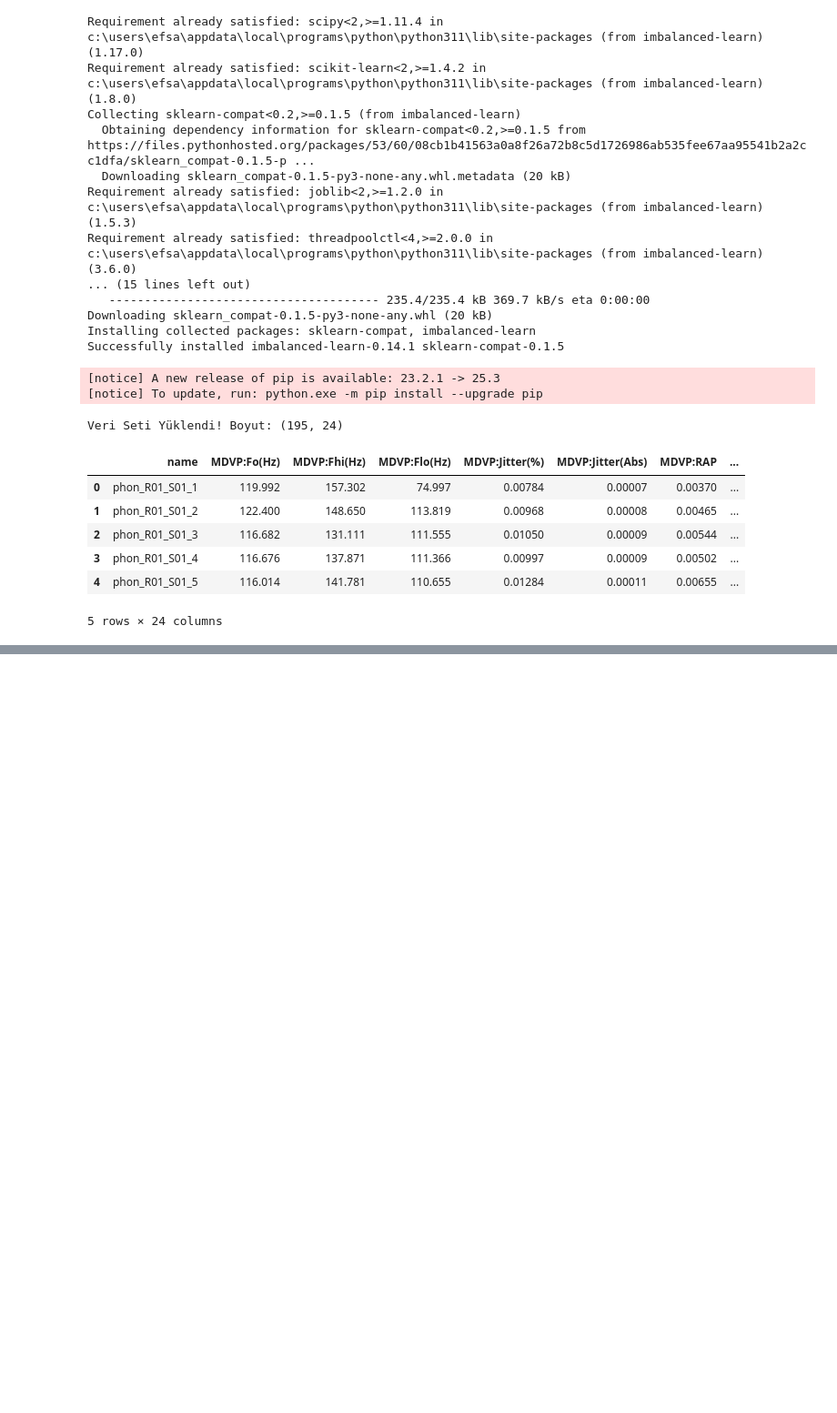
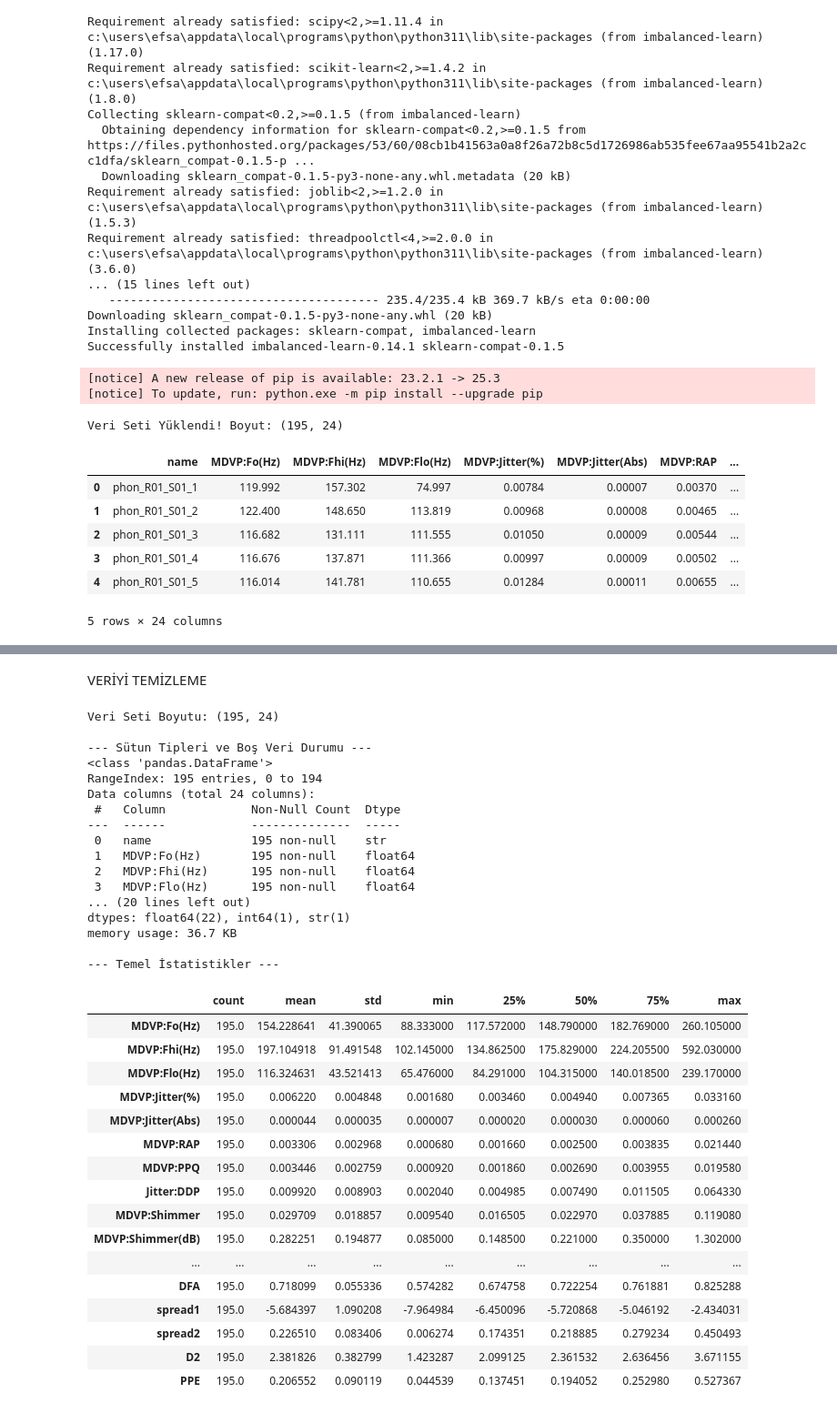
Before and after one commit to HasibeAltuntas06/Parkinson-Voice-Detection, a Jupyter notebook: veri.ipynb, the cells around one changed output, grey strips where cells are left out. Shown at 91% size. Cells and saved outputs as stored; diff of their text form; code cells hidden in the pictures; blank space fills up the shorter version.

```diff
--- a/veri.ipynb
+++ b/veri.ipynb
@@ -123,0 +55,52 @@ Index(['MDVP:Fo(Hz)', 'MDVP:Fhi(Hz)', 'MDVP:Flo(Hz)', 'MDVP:Jitter(%)',
+# %% [markdown]
+VERİYİ TEMİZLEME
+# %%
+import pandas as pd
+import seaborn as sns
+import matplotlib.pyplot as plt
+
+# 1. Veriyi Yükle
+df = pd.read_csv('parkinsons.csv')
+
+# 2. İlk Bakış
+print(f"Veri Seti Boyutu: {df.shape}")
+print("\n--- Sütun Tipleri ve Boş Veri Durumu ---")
+df.info()
+
+print("\n--- Temel İstatistikler ---")
+display(df.describe().T) # Transpose (.T) ile tabloyu yan çevirip daha rahat okuruz
+# %% [output]
+Veri Seti Boyutu: (195, 24)
+
+--- Sütun Tipleri ve Boş Veri Durumu ---
+<class 'pandas.DataFrame'>
+RangeIndex: 195 entries, 0 to 194
+Data columns (total 24 columns):
+ #   Column            Non-Null Count  Dtype
+---  ------            --------------  -----
+ 0   name              195 non-null    str
+ 1   MDVP:Fo(Hz)       195 non-null    float64
+ 2   MDVP:Fhi(Hz)      195 non-null    float64
+ 3   MDVP:Flo(Hz)      195 non-null    float64
+... (20 lines left out)
+dtypes: float64(22), int64(1), str(1)
+memory usage: 36.7 KB
+
+--- Temel İstatistikler ---
+|  | count | mean | std | min | 25% | 50% | 75% | max |
+| MDVP:Fo(Hz) | 195.0 | 154.228641 | 41.390065 | 88.333000 | 117.572000 | 148.790000 | 182.769000 | 260.105000 |
+| MDVP:Fhi(Hz) | 195.0 | 197.104918 | 91.491548 | 102.145000 | 134.862500 | 175.829000 | 224.205500 | 592.030000 |
+| MDVP:Flo(Hz) | 195.0 | 116.324631 | 43.521413 | 65.476000 | 84.291000 | 104.315000 | 140.018500 | 239.170000 |
+| MDVP:Jitter(%) | 195.0 | 0.006220 | 0.004848 | 0.001680 | 0.003460 | 0.004940 | 0.007365 | 0.033160 |
+| MDVP:Jitter(Abs) | 195.0 | 0.000044 | 0.000035 | 0.000007 | 0.000020 | 0.000030 | 0.000060 | 0.000260 |
+| MDVP:RAP | 195.0 | 0.003306 | 0.002968 | 0.000680 | 0.001660 | 0.002500 | 0.003835 | 0.021440 |
+| MDVP:PPQ | 195.0 | 0.003446 | 0.002759 | 0.000920 | 0.001860 | 0.002690 | 0.003955 | 0.019580 |
+| Jitter:DDP | 195.0 | 0.009920 | 0.008903 | 0.002040 | 0.004985 | 0.007490 | 0.011505 | 0.064330 |
+| MDVP:Shimmer | 195.0 | 0.029709 | 0.018857 | 0.009540 | 0.016505 | 0.022970 | 0.037885 | 0.119080 |
+| MDVP:Shimmer(dB) | 195.0 | 0.282251 | 0.194877 | 0.085000 | 0.148500 | 0.221000 | 0.350000 | 1.302000 |
+| ... | ... | ... | ... | ... | ... | ... | ... | ... |
+| DFA | 195.0 | 0.718099 | 0.055336 | 0.574282 | 0.674758 | 0.722254 | 0.761881 | 0.825288 |
+| spread1 | 195.0 | -5.684397 | 1.090208 | -7.964984 | -6.450096 | -5.720868 | -5.046192 | -2.434031 |
+| spread2 | 195.0 | 0.226510 | 0.083406 | 0.006274 | 0.174351 | 0.218885 | 0.279234 | 0.450493 |
+| D2 | 195.0 | 2.381826 | 0.382799 | 1.423287 | 2.099125 | 2.361532 | 2.636456 | 3.671155 |
+| PPE | 195.0 | 0.206552 | 0.090119 | 0.044539 | 0.137451 | 0.194052 | 0.252980 | 0.527367 |
```
Also changed, not shown: parts of 3 cells of this notebook.
